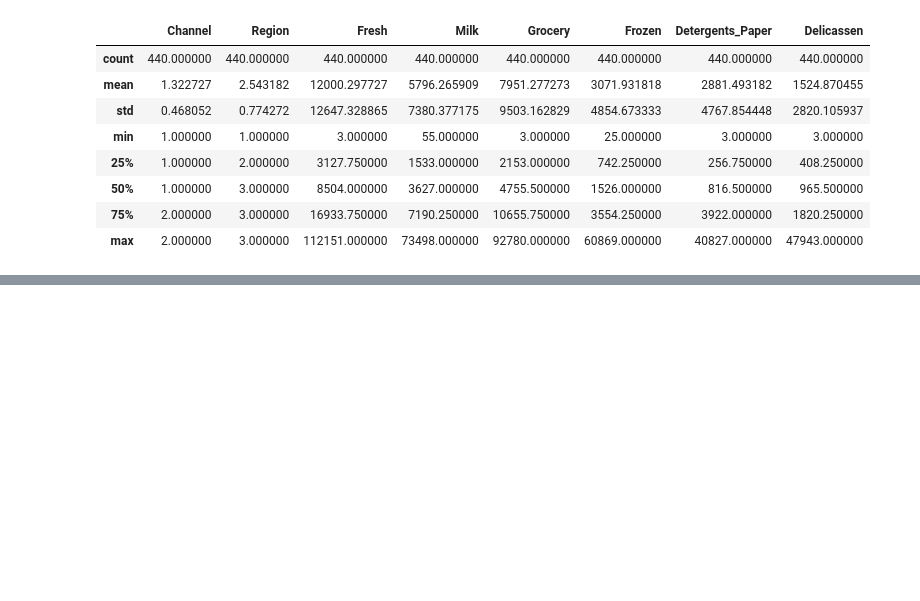
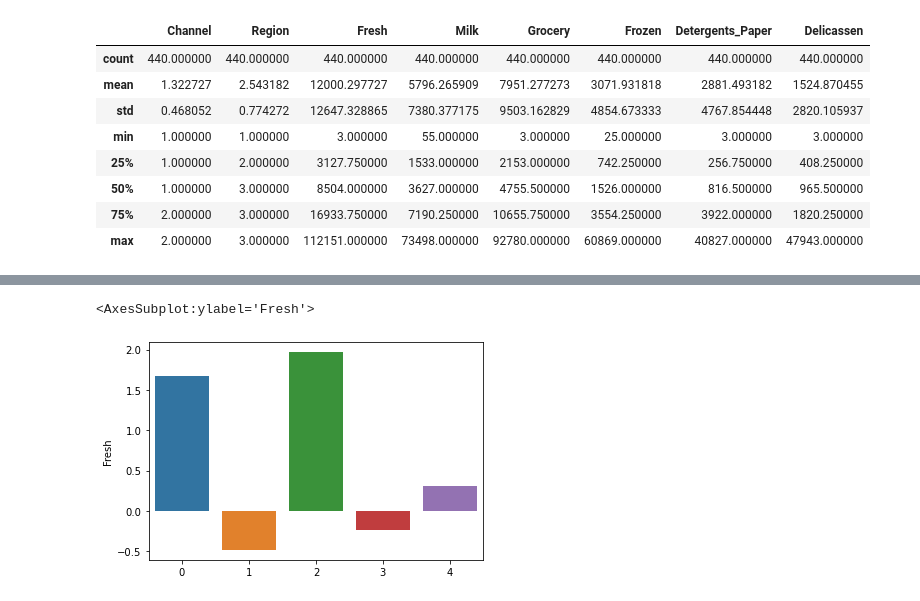
Before and after one commit to intelspeedstep/IDS748, a Jupyter notebook: Wholesale Data Cluster Analysis.ipynb, the cells around one changed output, grey strips where cells are left out. Cells and saved outputs as stored; diff of their text form; code cells hidden in the pictures; blank space fills up the shorter version.

```diff
--- a/Wholesale Data Cluster Analysis.ipynb
+++ b/Wholesale Data Cluster Analysis.ipynb
@@ -62,3 +62,6 @@ df.describe()
 | 50% | 1.000000 | 3.000000 | 8504.000000 | 3627.000000 | 4755.500000 | 1526.000000 | 816.500000 | 965.500000 |
 | 75% | 2.000000 | 3.000000 | 16933.750000 | 7190.250000 | 10655.750000 | 3554.250000 | 3922.000000 | 1820.250000 |
 | max | 2.000000 | 3.000000 | 112151.000000 | 73498.000000 | 92780.000000 | 60869.000000 | 40827.000000 | 47943.000000 |
+# %%
+# dropping Channel and Region
+df = df.iloc[:, 2:]
@@ -64,0 +87,5 @@ df.describe()
+# %%
+# standardization the variable
+scaler = StandardScaler()
+df_scaled = pd.DataFrame(scaler.fit_transform(df))
+df_scaled.head(8)
@@ -64,0 +102,5 @@ df.describe()
+# %%
+# computing k-means clustering
+kmeans = KMeans(n_clusters = 5, random_state = 0)
+k_pred = kmeans.fit(df_scaled)
+k_pred
@@ -64,0 +109,5 @@ df.describe()
+# %%
+# cluster centroids
+df_cluster = pd.DataFrame(k_pred.cluster_centers_, columns = df.columns)
+pd.set_option('display.precision', 3)
+df_cluster
@@ -64,0 +121,6 @@ df.describe()
+# %%
+# Fresh
+sns.barplot(data = df_cluster, x = df_cluster.index, y = 'Fresh')
+# %% [output]
+<AxesSubplot:ylabel='Fresh'>
+[figure, added]
```
Also changed, not shown: parts of 14 cells of this notebook, 5 other files.
